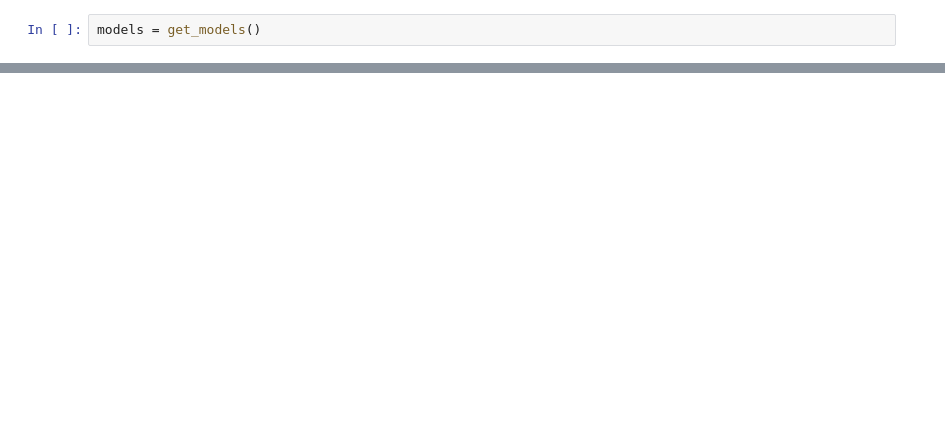
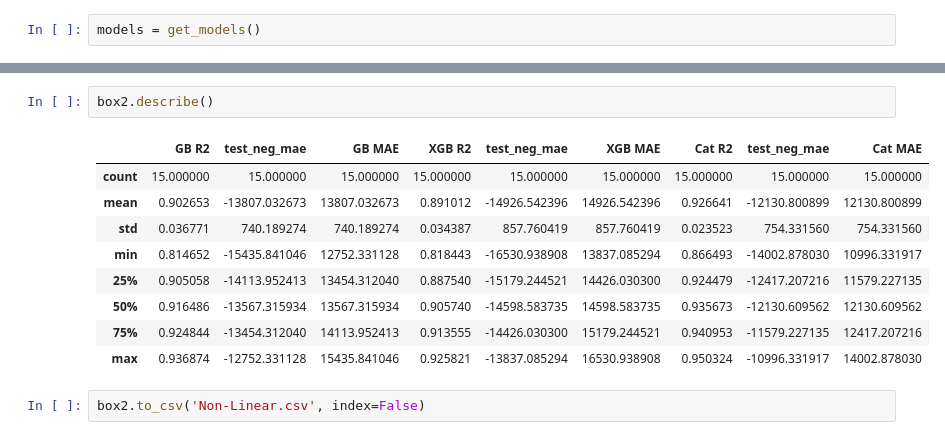
Before and after one commit to BPM1401/Go-Big-Or-Go-Home, a Jupyter notebook: Strategy/CV_Non-Linear.ipynb, the cells around one changed output, grey strips where cells are left out. Cells and saved outputs as stored; diff of their text form; blank space fills up the shorter version.

```diff
--- a/Strategy/CV_Non-Linear.ipynb
+++ b/Strategy/CV_Non-Linear.ipynb
@@ -81,0 +248,14 @@ for name, model in models.items():
+# %%
+box2.describe()
+# %% [output]
+|  | GB R2 | test_neg_mae | GB MAE | XGB R2 | test_neg_mae | XGB MAE | Cat R2 | test_neg_mae | Cat MAE |
+| count | 15.000000 | 15.000000 | 15.000000 | 15.000000 | 15.000000 | 15.000000 | 15.000000 | 15.000000 | 15.000000 |
+| mean | 0.902653 | -13807.032673 | 13807.032673 | 0.891012 | -14926.542396 | 14926.542396 | 0.926641 | -12130.800899 | 12130.800899 |
+| std | 0.036771 | 740.189274 | 740.189274 | 0.034387 | 857.760419 | 857.760419 | 0.023523 | 754.331560 | 754.331560 |
+| min | 0.814652 | -15435.841046 | 12752.331128 | 0.818443 | -16530.938908 | 13837.085294 | 0.866493 | -14002.878030 | 10996.331917 |
+| 25% | 0.905058 | -14113.952413 | 13454.312040 | 0.887540 | -15179.244521 | 14426.030300 | 0.924479 | -12417.207216 | 11579.227135 |
+| 50% | 0.916486 | -13567.315934 | 13567.315934 | 0.905740 | -14598.583735 | 14598.583735 | 0.935673 | -12130.609562 | 12130.609562 |
+| 75% | 0.924844 | -13454.312040 | 14113.952413 | 0.913555 | -14426.030300 | 15179.244521 | 0.940953 | -11579.227135 | 12417.207216 |
+| max | 0.936874 | -12752.331128 | 15435.841046 | 0.925821 | -13837.085294 | 16530.938908 | 0.950324 | -10996.331917 | 14002.878030 |
+# %%
+box2.to_csv('Non-Linear.csv', index=False)
```
Also changed, not shown: parts of 17 cells of this notebook, 8 other files.
